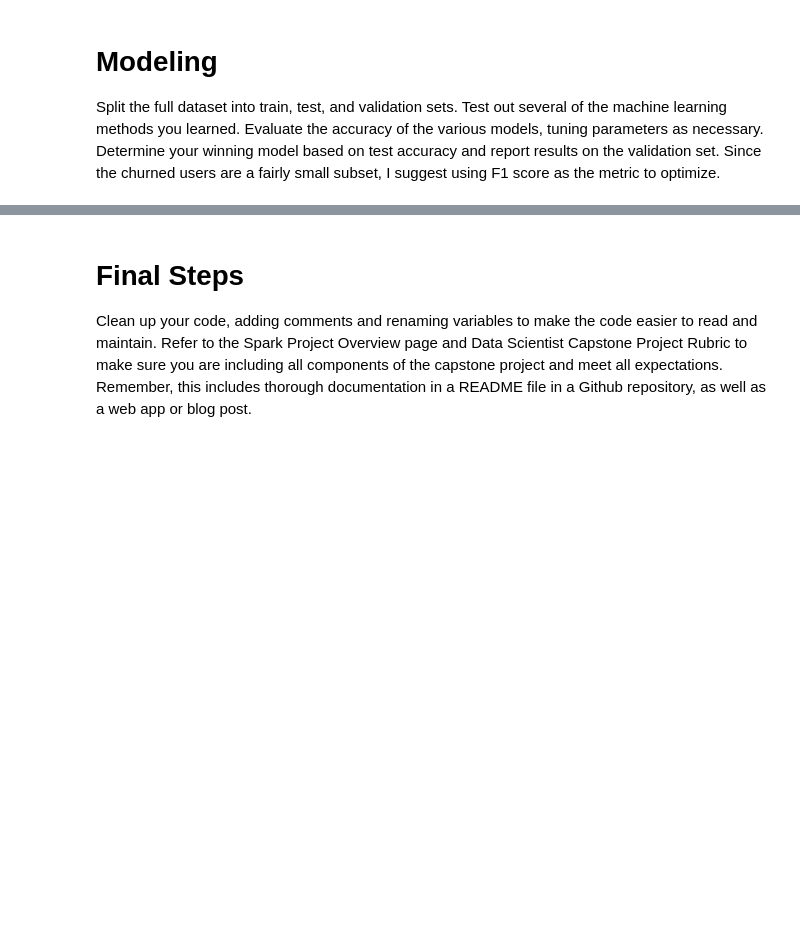
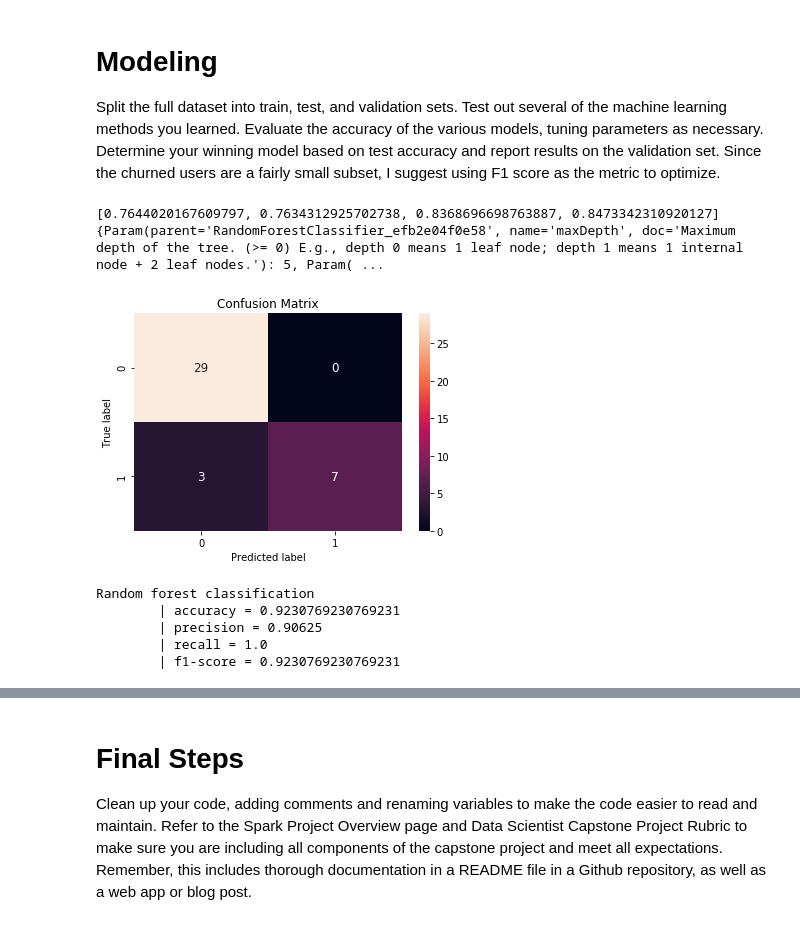
Before and after one commit to khemkaiitr/DSNG, a Jupyter notebook: sparkify/Sparkify.ipynb, the cells around one changed output, grey strips where cells are left out. Saved outputs shown, nothing was run; the diff lists cells and outputs as text; code cells hidden in the pictures; blank space fills up the shorter version.

```diff
--- a/sparkify/Sparkify.ipynb
+++ b/sparkify/Sparkify.ipynb
@@ -617,6 +660,11 @@ def feature_engineering(file_path):
                         .withColumn('paid_free', F.when(users.level == "paid", 1).otherwise(0)) \
                         .drop('level')
 
+    gender = users.select('userId', 'gender')\
+                    .dropDuplicates() \
+                    .withColumn('gender_type', F.when(users.gender == "M", 1).otherwise(0)) \
+                    .drop('gender')
+
     # whether a user has downgraded or not
     churn = users.withColumn("churn", F.when((users.page == "Cancellation Confirmation") , 1).otherwise(0)) \
                     .withColumn("vist_downgrade", F.when((users.page == "Downgrade") , 1).otherwise(0)) \
@@ -637,6 +685,7 @@ def feature_engineering(file_path):
     features = features.join(avg_help, on='userID')
     features = features.join(count_freinds, on='userID')
     features = features.join(paid_free, on='userID')
+    features = features.join(gender, on='userID')
     features = features.join(churn, on='userID')
 
     return features
@@ -714,27 +763,39 @@ def evaluate_model(predictions, model):
     accuracy=(cm[0][0]+cm[1][1])/cm.sum()
     precision=(cm[0][0])/(cm[0][0]+cm[1][0])
     recall=(cm[0][0])/(cm[0][0]+cm[0][1])
+    f1Score = metrics.fMeasure()
+
     print(model)
     print("\t| accuracy = {}".format(accuracy))
     print("\t| precision = {}".format(precision))
     print("\t| recall = {}".format(recall))
+    print("\t| f1-score = {}".format(f1Score))
 # %%
 # Train a random forest model using cross validation and grid search. Best model is used for evaluation
 rf = RandomForestClassifier(labelCol='churn',
                             featuresCol='features')
 paramGrid = ParamGridBuilder() \
             .addGrid(rf.maxDepth,[3, 5]) \
             .addGrid(rf.numTrees, [10, 20])\
             .build()
 
 
 crossval = CrossValidator(estimator=rf,
                           estimatorParamMaps=paramGrid,
                           evaluator=MulticlassClassificationEvaluator(labelCol='churn', metricName="f1"),
                           numFolds=3)
-cvModel_q1 = crossval.fit(train)
-print(cvModel_q1.avgMetrics)
-print(cvModel_q1.getEstimatorParamMaps()[ np.argmax(cvModel_q1.avgMetrics) ])
-model = cvModel_q1.bestModel
-rf_predictions = model.transform(rest)
+cvModel_rf = crossval.fit(train)
+print(cvModel_rf.avgMetrics)
+print(cvModel_rf.getEstimatorParamMaps()[ np.argmax(cvModel_rf.avgMetrics) ])
+model_rf = cvModel_rf.bestModel
+rf_predictions = model_rf.transform(rest)
 evaluate_model(rf_predictions, 'Random forest classification')
+# %% [output]
+[0.7644020167609797, 0.7634312925702738, 0.8368696698763887, 0.8473342310920127]
+{Param(parent='RandomForestClassifier_efb2e04f0e58', name='maxDepth', doc='Maximum depth of the tree. (>= 0) E.g., depth 0 means 1 leaf node; depth 1 means 1 internal node + 2 leaf nodes.'): 5, Param( ...
+[figure, added]
+Random forest classification
+        | accuracy = 0.9230769230769231
+        | precision = 0.90625
+        | recall = 1.0
+        | f1-score = 0.9230769230769231
```
Also changed, not shown: parts of 30 cells of this notebook, 1 other file.
